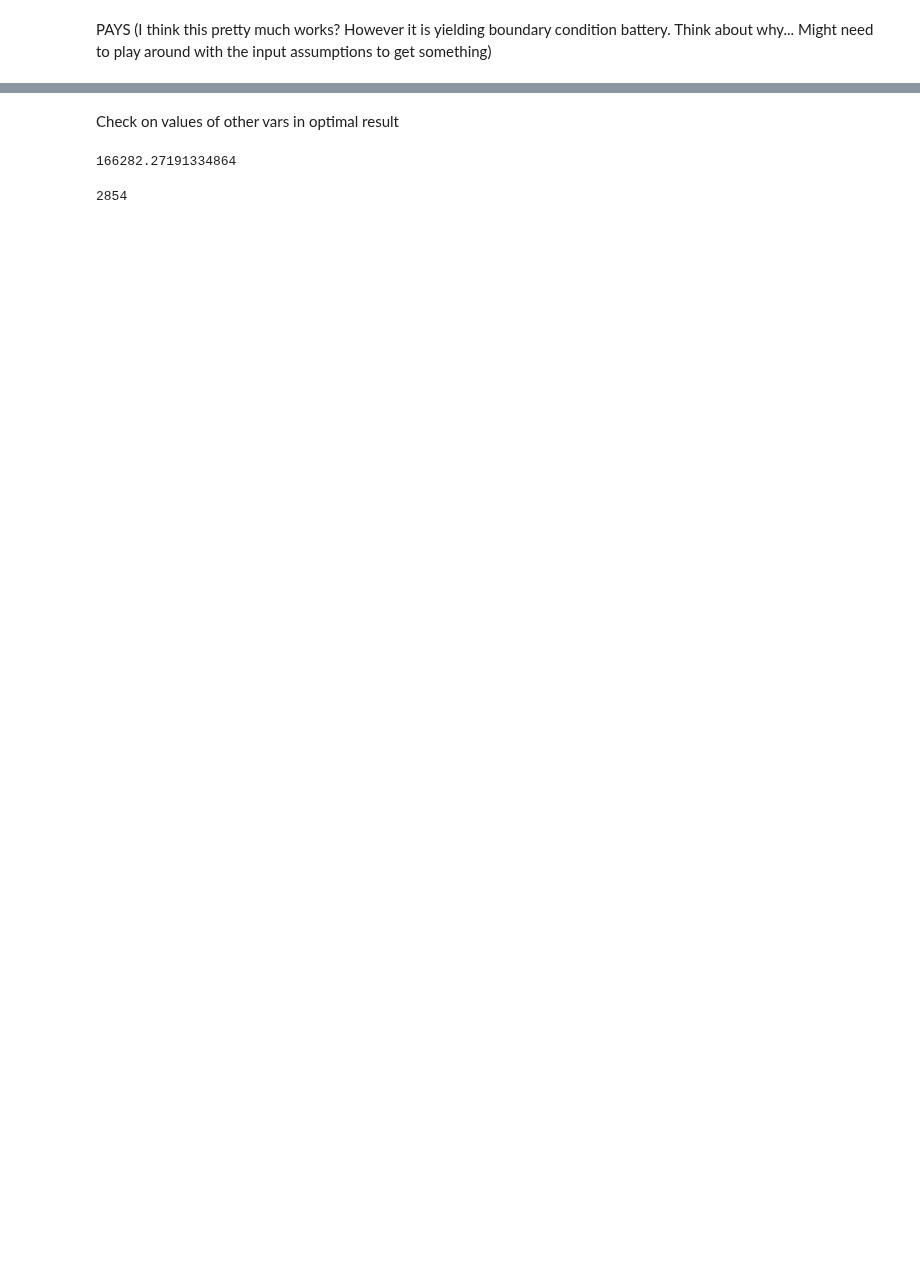
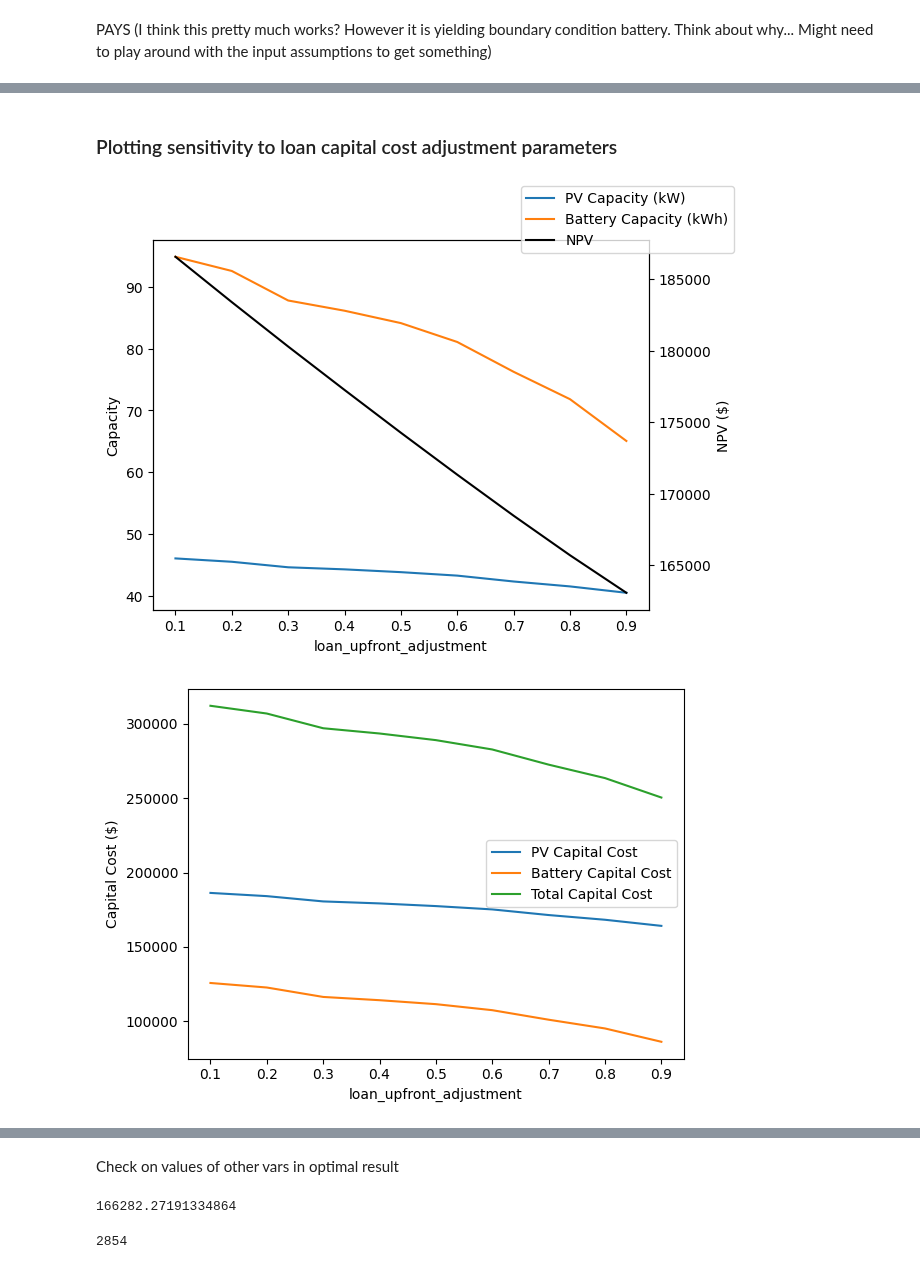
Before and after one commit to ChullEPG/solar_storage_sizing_optimization, a Jupyter notebook: run_model.ipynb, the cells around one changed output, grey strips where cells are left out. Drawn from its saved outputs; the diff is of its cells as text; code cells hidden in the pictures; blank space fills up the shorter version.

```diff
--- a/run_model.ipynb
+++ b/run_model.ipynb
@@ -463,0 +530,28 @@ Maximum NPV : $167045.20
+# %%
+# Constrain PV and Battery Capacities to be between 1 and 100 kW and kWh respectively
+bounds = [(1,1000), (1,1000)]
+initial_guess = [20, 20]
+a['budget'] = 220000
+
+# Max land area constraint
+constraint = {'type': 'ineq', 'fun': lambda x: a['max_land_area'] - (x[0] * a['pv_m_sq_per_kw'])} # ineq assumes >= 0: max land area >= pv area
+# Budget constraint
+constraint2 = {'type': 'ineq', 'fun': lambda x: a['budget'] - economic_analysis.calculate_capital_investment(x[0], x[1], a)}  # budget >= investment cost
+# Avoid load shedding constraint
+constraint3 = {'type': 'eq', 'fun': lambda x: x[1] - optimization.cover_loadshedding_v2(x,a)} # battery kWh >= maximum loadshedding kWh
+
+cons = [constraint, constraint2, constraint3]
+
+
+# Optimize
+result = minimize(optimization.max_number_vehicles, x0 = initial_guess, args = (a,), constraints = cons, bounds=bounds, method='SLSQP')
+# %% [markdown]
+### Plotting sensitivity to loan capital cost adjustment parameters
+# %%
+vals = [0.1, 0.2, 0.3, 0.4, 0.5, 0.6, 0.7, 0.8, 0.9]
+reload(optimization)
+b,c,d,e,f,g = optimization.plot_sensitivities('loan_upfront_adjustment', vals, bounds, initial_guess, a, optimization.objective_function_for_loan)
+h,i,j,k,l,m = optimization.plot_sensitivities('PAYS_capital_cost_adjustment', vals, bounds, initial_guess, a, optimization.objective_function_PAYS)
+# %% [output]
+[figure, added]
+[figure, added]
```
Also changed, not shown: parts of 21 cells of this notebook, 2 other files.
